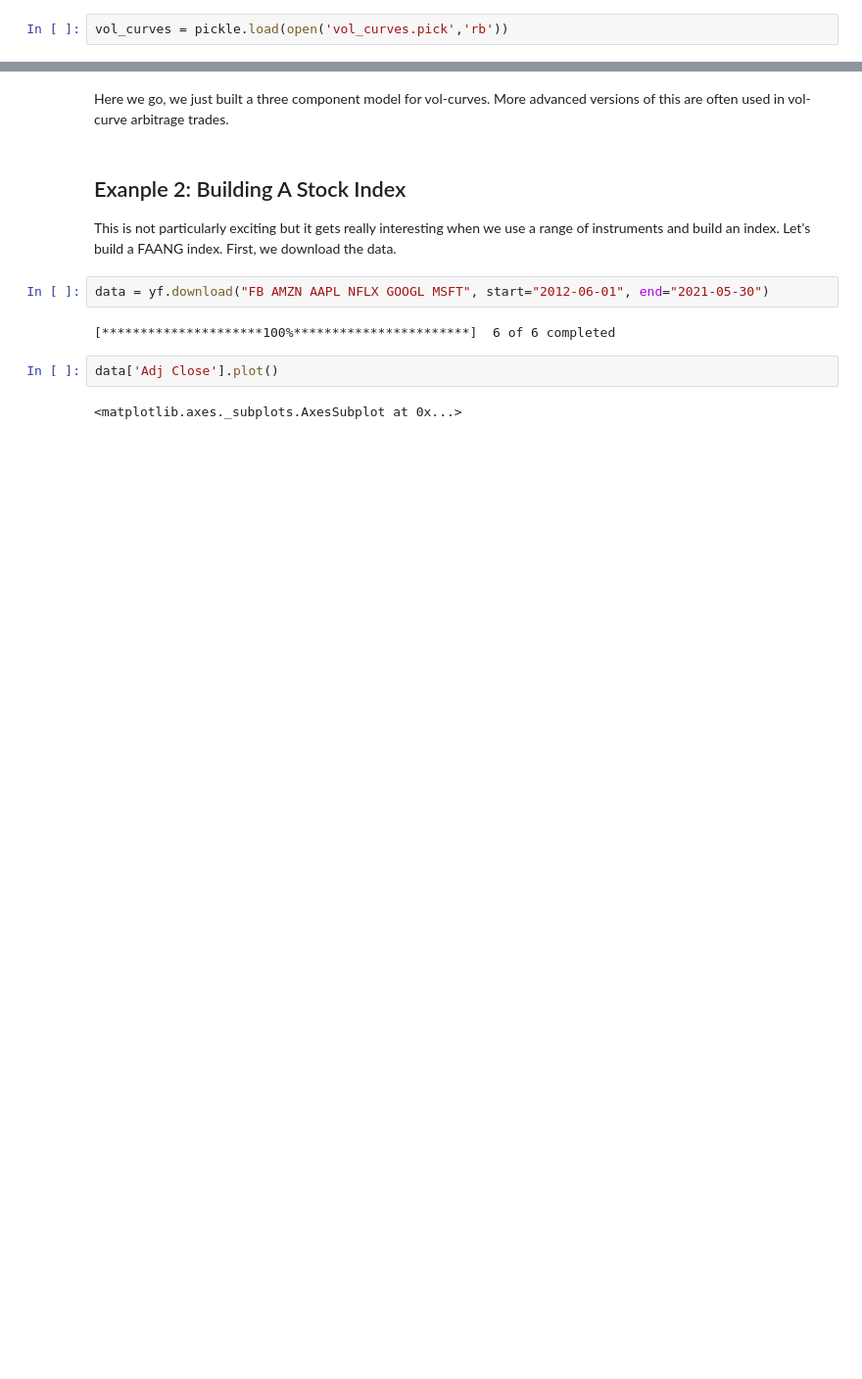
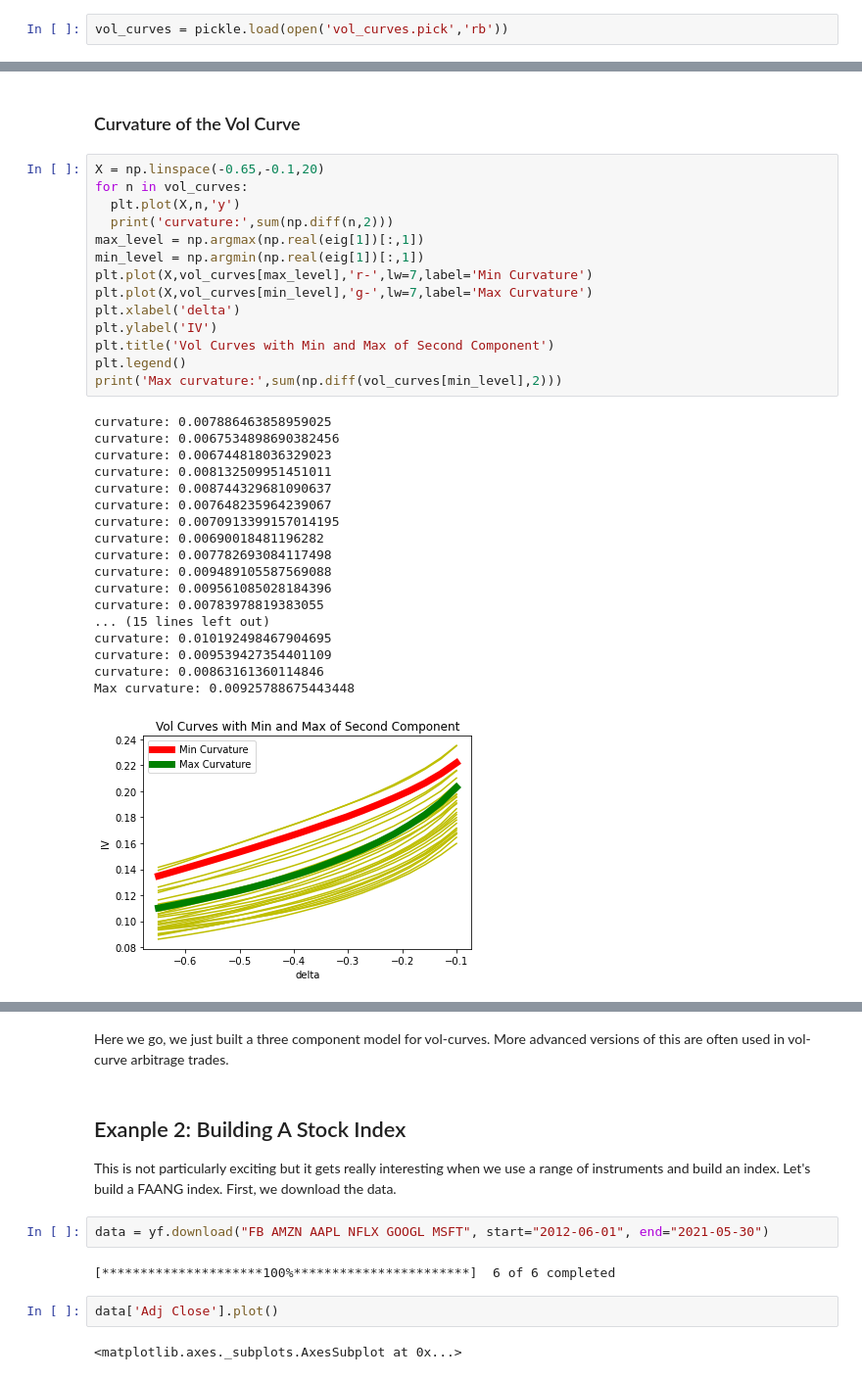
Before and after one commit to rodler/quantinsti_statarb, a Jupyter notebook: PCA_2.ipynb, the cells around one changed output, grey strips where cells are left out. Shown at 98% size. Cells and saved outputs as stored; diff of their text form; blank space fills up the shorter version.

```diff
--- a/PCA_2.ipynb
+++ b/PCA_2.ipynb
@@ -256,0 +243,35 @@ plt.plot((curvature-np.mean(curvature)));
+# %% [markdown]
+### Curvature of the Vol Curve
+# %%
+X = np.linspace(-0.65,-0.1,20)
+for n in vol_curves:
+  plt.plot(X,n,'y')
+  print('curvature:',sum(np.diff(n,2)))
+max_level = np.argmax(np.real(eig[1])[:,1])
+min_level = np.argmin(np.real(eig[1])[:,1])
+plt.plot(X,vol_curves[max_level],'r-',lw=7,label='Min Curvature')
+plt.plot(X,vol_curves[min_level],'g-',lw=7,label='Max Curvature')
+plt.xlabel('delta')
+plt.ylabel('IV')
+plt.title('Vol Curves with Min and Max of Second Component')
+plt.legend()
+print('Max curvature:',sum(np.diff(vol_curves[min_level],2)))
+# %% [output]
+curvature: 0.007886463858959025
+curvature: 0.0067534898690382456
+curvature: 0.006744818036329023
+curvature: 0.008132509951451011
+curvature: 0.008744329681090637
+curvature: 0.007648235964239067
+curvature: 0.0070913399157014195
+curvature: 0.00690018481196282
+curvature: 0.007782693084117498
+curvature: 0.009489105587569088
+curvature: 0.009561085028184396
+curvature: 0.00783978819383055
+... (15 lines left out)
+curvature: 0.010192498467904695
+curvature: 0.009539427354401109
+curvature: 0.00863161360114846
+Max curvature: 0.00925788675443448
+[figure, added]
```
Also changed, not shown: parts of 14 cells of this notebook, 1 other file.
